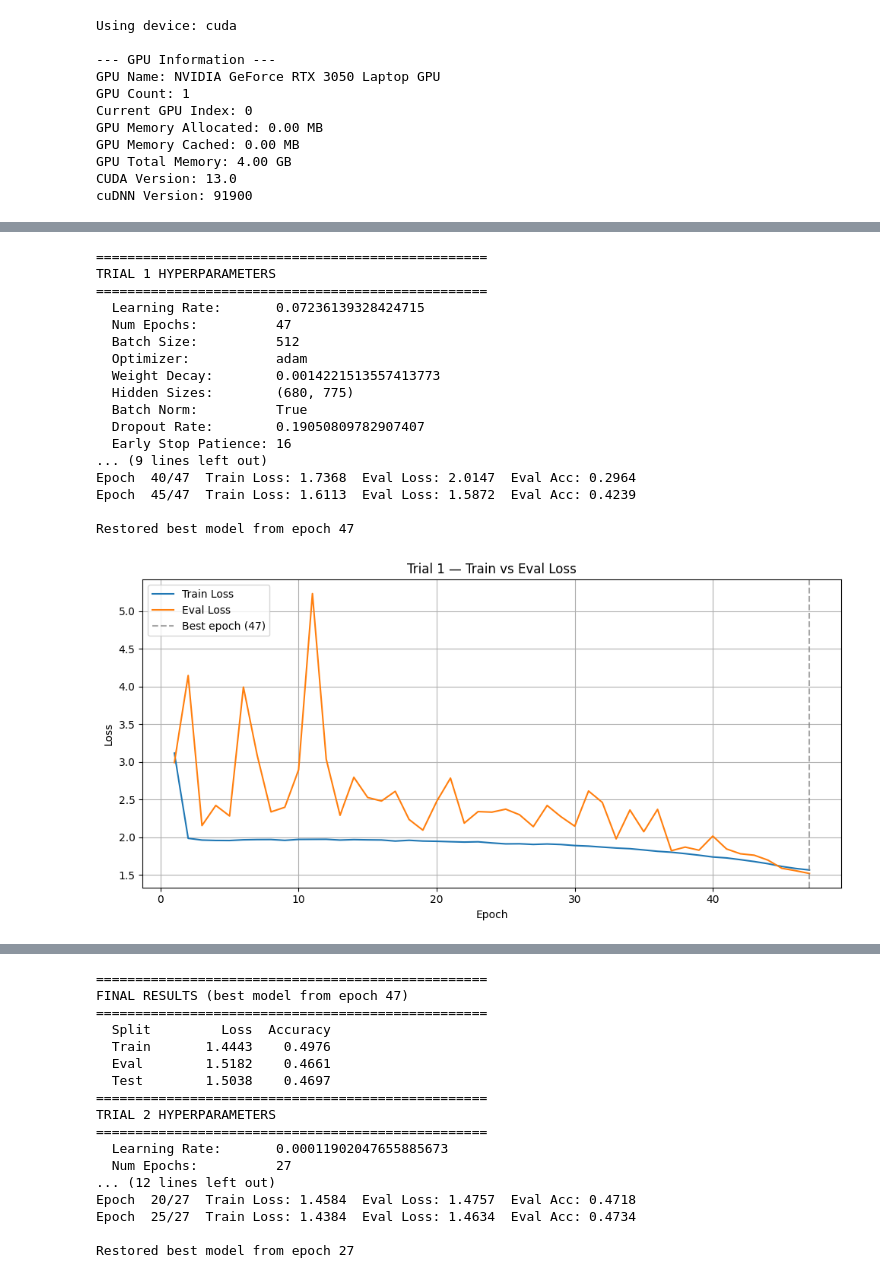
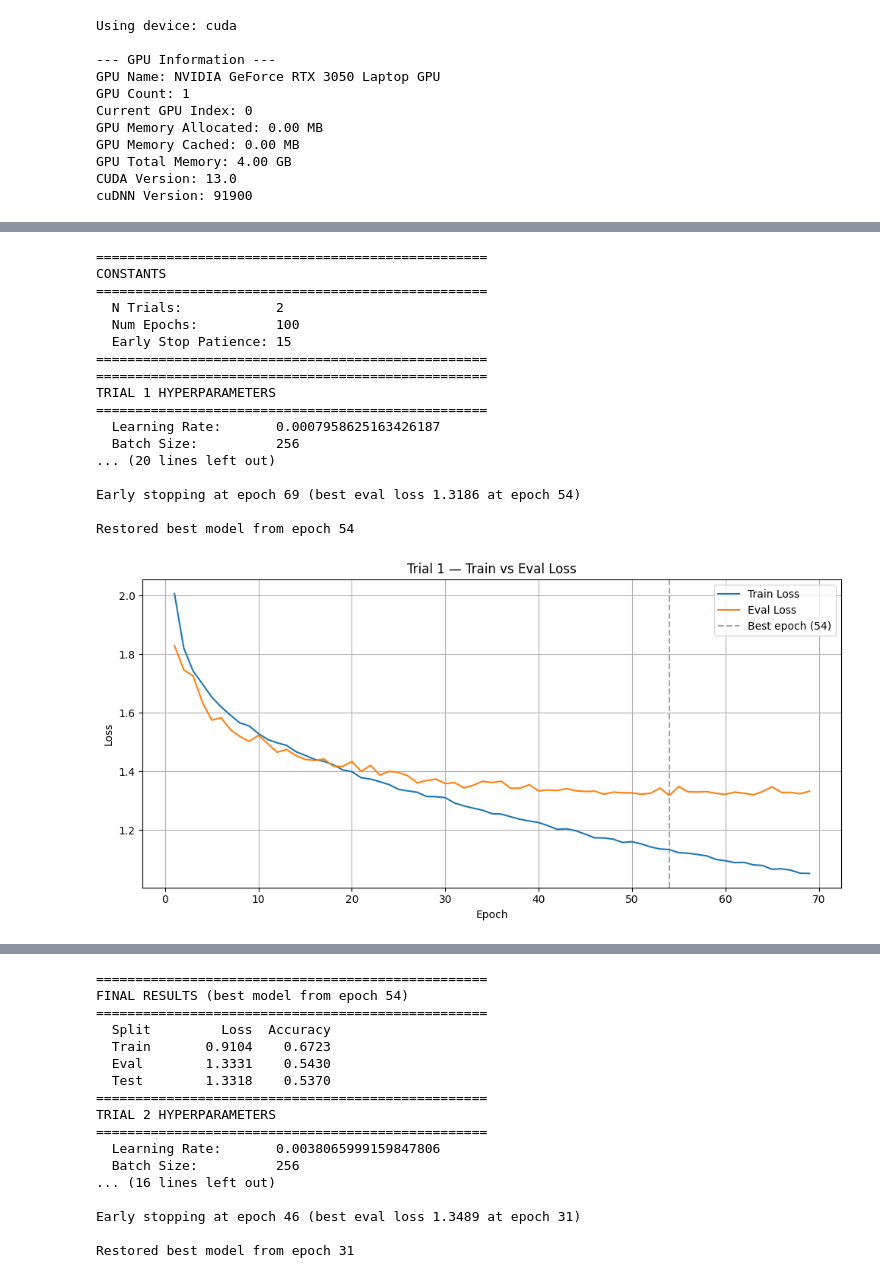
Before and after one commit to ilyavyakovlev/nebius_ai_performance_engineering, a Jupyter notebook: LLM_homework_2/homework_CIFAR10_part2.ipynb, the cells around one changed output, grey strips where cells are left out. Cells and saved outputs as stored; diff of their text form; code cells hidden in the pictures.

```diff
--- a/LLM_homework_2/homework_CIFAR10_part2.ipynb
+++ b/LLM_homework_2/homework_CIFAR10_part2.ipynb
@@ -193,6 +193,8 @@ from torch.utils.data import random_split
 # OPTUNA SEARCH CONFIGURATION
 # ============================================================
 N_TRIALS = 2
+NUM_EPOCHS = 100
+EARLY_STOP_PATIENCE = 15
 
 SEARCH_SPACE = {
     'learning_rate':   (1e-4, 1e-1, True),    # (low, high, log_scale)
@@ -204,9 +206,18 @@ SEARCH_SPACE = {
     'num_layers':      (1, 5),                 # (min, max) int
     'layer_width_min': 64,                     # min width for any layer
     'layer_width_max': 1024,                   # max width for any layer
-    'num_epochs':      (20, 120),              # (min, max) int
-    'early_stop_patience': (5, 20),            # (min, max) int
 }
+
+# ============================================================
+# Print constants
+# ============================================================
+print("=" * 50)
+print("CONSTANTS")
+print("=" * 50)
+print(f"  N Trials:            {N_TRIALS}")
+print(f"  Num Epochs:          {NUM_EPOCHS}")
+print(f"  Early Stop Patience: {EARLY_STOP_PATIENCE}")
+print("=" * 50)
 
 # ============================================================
 # Train / Eval / Test split (80/20 from original training set)
@@ -243,8 +254,6 @@ def objective(trial):
         )
         for i in range(n_layers)
     )
-    NUM_EPOCHS = trial.suggest_int('num_epochs', *SEARCH_SPACE['num_epochs'])
-    EARLY_STOP_PATIENCE = trial.suggest_int('early_stop_patience', *SEARCH_SPACE['early_stop_patience'])
 
     # ============================================================
     # Print hyperparameters
@@ -253,14 +262,12 @@ def objective(trial):
     print(f"TRIAL {trial.number + 1} HYPERPARAMETERS")
     print("=" * 50)
     print(f"  Learning Rate:       {LEARNING_RATE}")
-    print(f"  Num Epochs:          {NUM_EPOCHS}")
     print(f"  Batch Size:          {BATCH_SIZE}")
     print(f"  Optimizer:           {OPTIMIZER_NAME}")
     print(f"  Weight Decay:        {WEIGHT_DECAY}")
     print(f"  Hidden Sizes:        {HIDDEN_SIZES}")
     print(f"  Batch Norm:          {USE_BATCH_NORM}")
     print(f"  Dropout Rate:        {DROPOUT_RATE}")
-    print(f"  Early Stop Patience: {EARLY_STOP_PATIENCE}")
     print("=" * 50)
 
     # ============================================================
@@ -422,7 +429,7 @@ study = optuna.create_study(
     direction='minimize',
     pruner=optuna.pruners.MedianPruner(n_startup_trials=5, n_warmup_steps=10),
 )
-study.optimize(objective, n_trials=N_TRIALS)
+study.optimize(objective, n_trials=N_TRIALS, n_jobs=1)
 
 # ============================================================
 # Print best trial summary
@@ -442,18 +449,18 @@ print("=" * 60)
+==================================================
+CONSTANTS
+==================================================
+  N Trials:            2
+  Num Epochs:          100
+  Early Stop Patience: 15
+==================================================
 ==================================================
 TRIAL 1 HYPERPARAMETERS
 ==================================================
-  Learning Rate:       0.07236139328424715
-  Num Epochs:          47
-  Batch Size:          512
-  Optimizer:           adam
-  Weight Decay:        0.0014221513557413773
-  Hidden Sizes:        (680, 775)
-  Batch Norm:          True
-  Dropout Rate:        0.19050809782907407
-  Early Stop Patience: 16
-... (9 lines left out)
-Epoch  40/47  Train Loss: 1.7368  Eval Loss: 2.0147  Eval Acc: 0.2964
-Epoch  45/47  Train Loss: 1.6113  Eval Loss: 1.5872  Eval Acc: 0.4239
+  Learning Rate:       0.0007958625163426187
+  Batch Size:          256
+... (20 lines left out)
 
-Restored best model from epoch 47
+Early stopping at epoch 69 (best eval loss 1.3186 at epoch 54)
+
+Restored best model from epoch 54
-[figure, old version]
+[figure, new version]
@@ -461,17 +468,17 @@ Restored best model from epoch 47
 ==================================================
-FINAL RESULTS (best model from epoch 47)
+FINAL RESULTS (best model from epoch 54)
 ==================================================
   Split         Loss  Accuracy
-  Train       1.4443    0.4976
-  Eval        1.5182    0.4661
-  Test        1.5038    0.4697
+  Train       0.9104    0.6723
+  Eval        1.3331    0.5430
+  Test        1.3318    0.5370
 ==================================================
 TRIAL 2 HYPERPARAMETERS
 ==================================================
-  Learning Rate:       0.00011902047655885673
-  Num Epochs:          27
-... (12 lines left out)
-Epoch  20/27  Train Loss: 1.4584  Eval Loss: 1.4757  Eval Acc: 0.4718
-Epoch  25/27  Train Loss: 1.4384  Eval Loss: 1.4634  Eval Acc: 0.4734
+  Learning Rate:       0.0038065999159847806
+  Batch Size:          256
+... (16 lines left out)
 
-Restored best model from epoch 27
+Early stopping at epoch 46 (best eval loss 1.3489 at epoch 31)
+
+Restored best model from epoch 31
```
Also changed, not shown: parts of 2 cells of this notebook, 1 other file.
